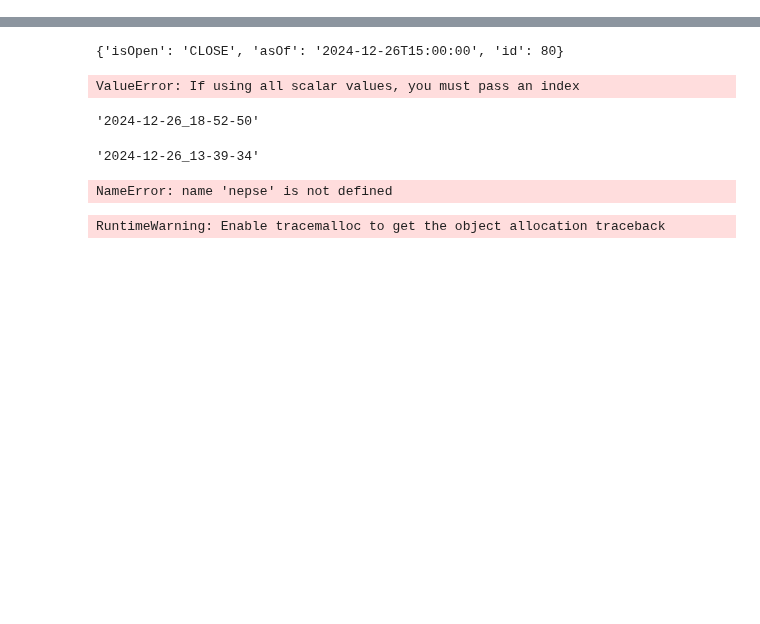
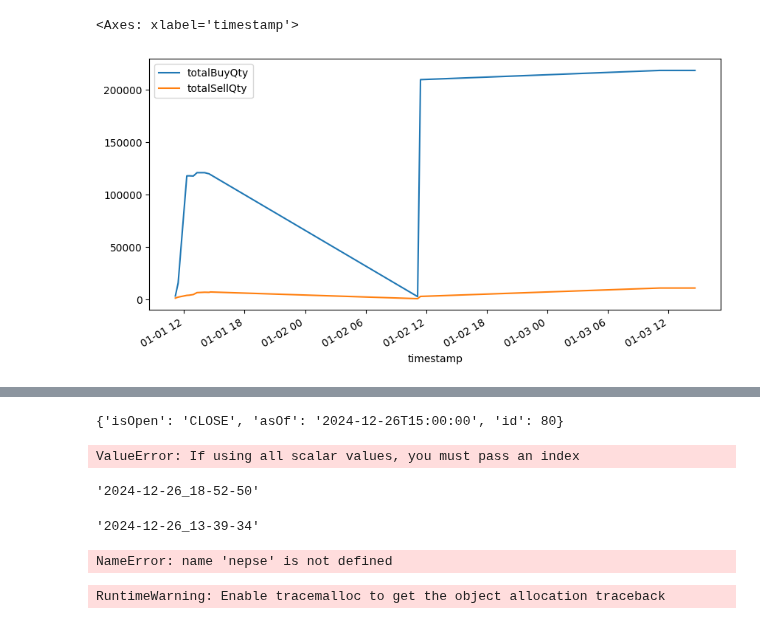
Before and after one commit to madhuko/nepse_depth, a Jupyter notebook: analytics.ipynb, the cells around one changed output, grey strips where cells are left out. Saved outputs shown, nothing was run; the diff lists cells and outputs as text; code cells hidden in the pictures; blank space fills up the shorter version.

```diff
--- a/analytics.ipynb
+++ b/analytics.ipynb
@@ -37,0 +26,19 @@ pd.DataFrame.from_dict(df['data'][6]).T.to_clipboard()
+# %%
+
+# Initialize an empty DataFrame
+df_combined = pd.DataFrame()
+
+# Loop through each JSON file in the directory
+for file in glob.glob(r'files\2025\*.json'):
+    df_temp = pd.read_json(file)
+    for i in range(len(df_temp['data'])):
+        df1 = pd.DataFrame.from_dict(df_temp['data'][i]).T[['totalBuyQty', 'totalSellQty']]
+        df1['timestamp'] = df_temp['timestamp'][i]
+        df1.reset_index(inplace=True)
+        if df_combined.empty:
+            df_combined = df1
+        else:
+            df_combined = pd.concat([df_combined, df1])
+
+# Assign the combined DataFrame to df2
+df3 = df_combined
@@ -37,0 +65,5 @@ pd.DataFrame.from_dict(df['data'][6]).T.to_clipboard()
+# %%
+df3[df3['index']=='SNLI'].plot(x='timestamp', y=['totalBuyQty', 'totalSellQty'], figsize=(10, 5))
+# %% [output]
+<Axes: xlabel='timestamp'>
+[figure, added]
```
Also changed, not shown: parts of 10 cells of this notebook, 19 other files.
